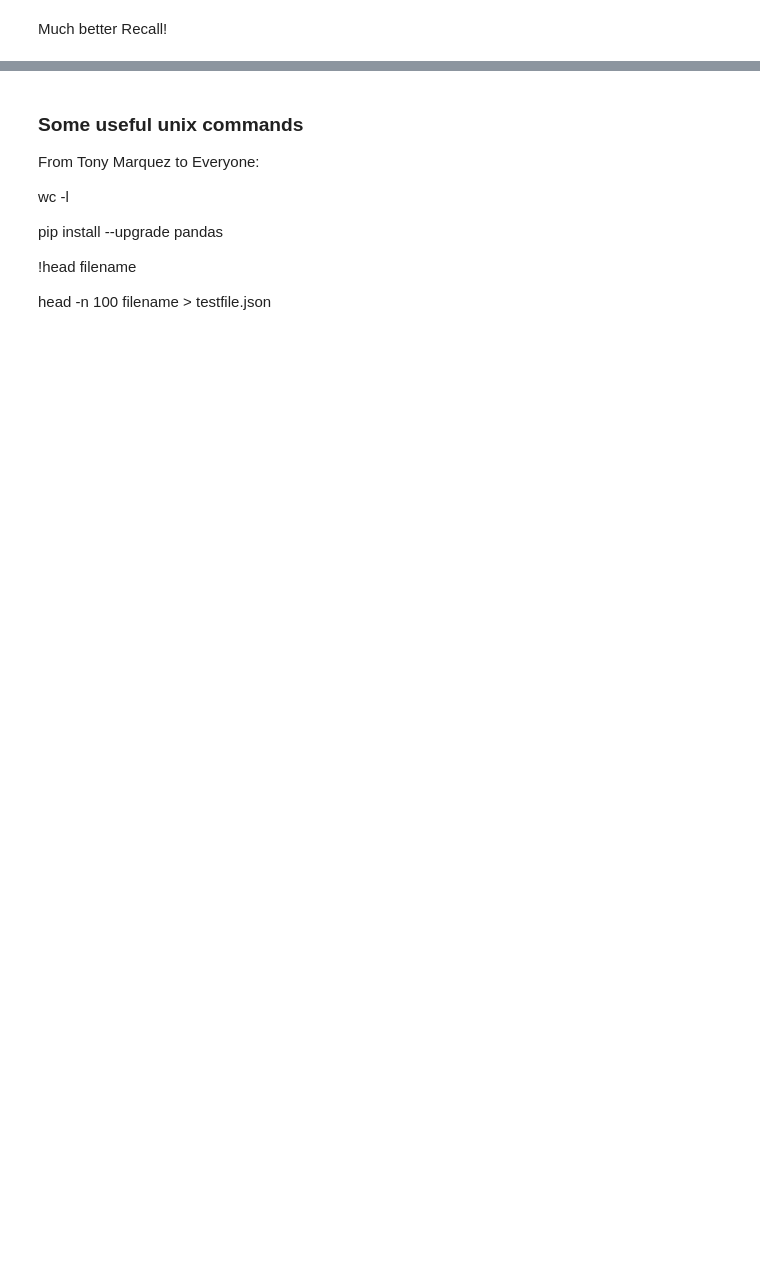
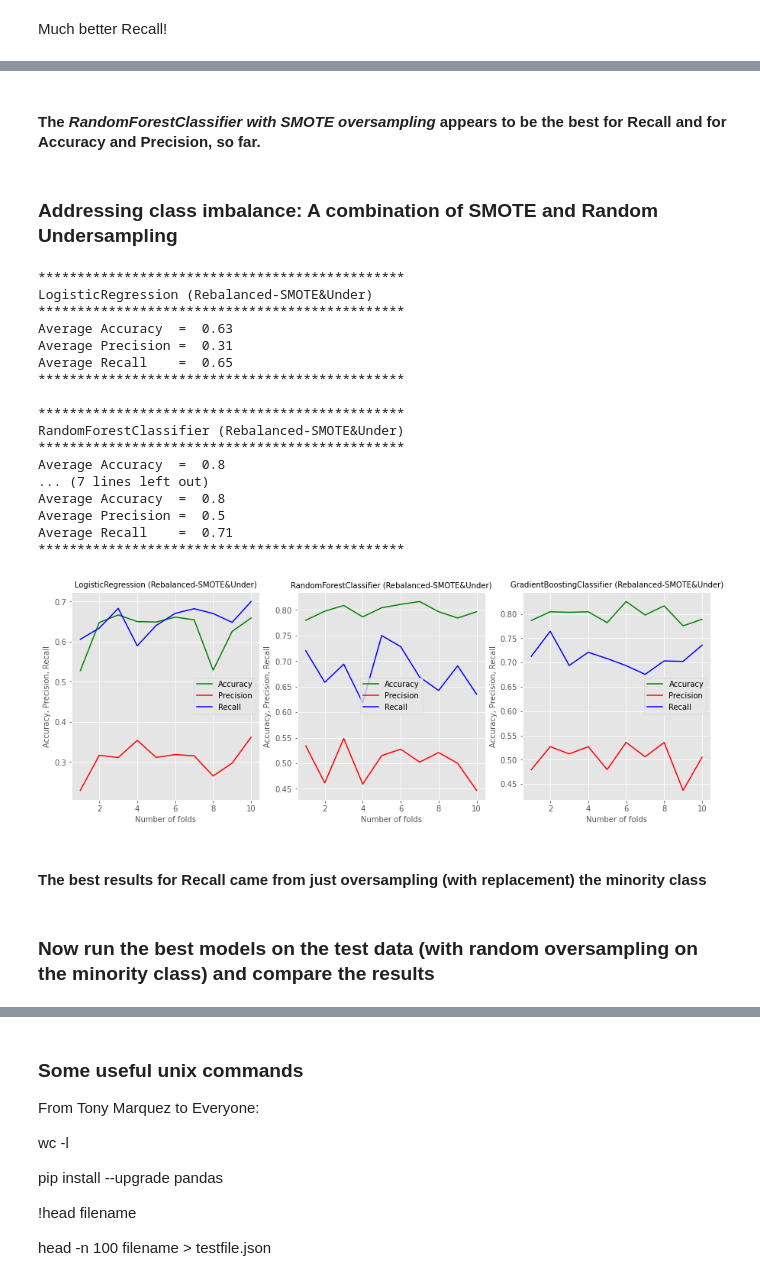
Before and after one commit to ArunMitra/Bank-Customer-Churn-Prediction, a Jupyter notebook: Notebooks/bank_customer_churn_prediction.ipynb, the cells around one changed output, grey strips where cells are left out. Cells and saved outputs as stored; diff of their text form; code cells hidden in the pictures; blank space fills up the shorter version.

```diff
--- a/Notebooks/bank_customer_churn_prediction.ipynb
+++ b/Notebooks/bank_customer_churn_prediction.ipynb
@@ -579,0 +633,35 @@ Very encouraging results from the RandomForestClassifier on both Recall and Accu
+# %% [markdown]
+#### The *RandomForestClassifier with SMOTE oversampling* appears to be the best for Recall and for Accuracy and Precision, so far.
+# %% [markdown]
+###  Addressing class imbalance: A combination of SMOTE and Random Undersampling
+# %%
+# Now that the classes are rebalanced, run the models
+estimators = [LogisticRegression, RandomForestClassifier, GradientBoostingClassifier]
+results = []
+for estimator in estimators:
+    results.append((run_models(estimator, X_train, y_train, n_splits=10, \
+                               stratified=False, sampling='SMOTE&UNDER')))
+show_model_scores(estimators, results, n_splits=10, suffix=' (Rebalanced-SMOTE&Under)')
+# %% [output]
+***********************************************
+LogisticRegression (Rebalanced-SMOTE&Under)
+***********************************************
+Average Accuracy  =  0.63
+Average Precision =  0.31
+Average Recall    =  0.65
+***********************************************
+
+***********************************************
+RandomForestClassifier (Rebalanced-SMOTE&Under)
+***********************************************
+Average Accuracy  =  0.8
+... (7 lines left out)
+Average Accuracy  =  0.8
+Average Precision =  0.5
+Average Recall    =  0.71
+***********************************************
+[figure, added]
+# %% [markdown]
+#### The best results for Recall came from just oversampling (with replacement) the minority class
+# %% [markdown]
+### Now run the best models on the test data (with random oversampling on the minority class) and compare the results
```
Also changed, not shown: parts of 64 cells of this notebook, 10 other files.
